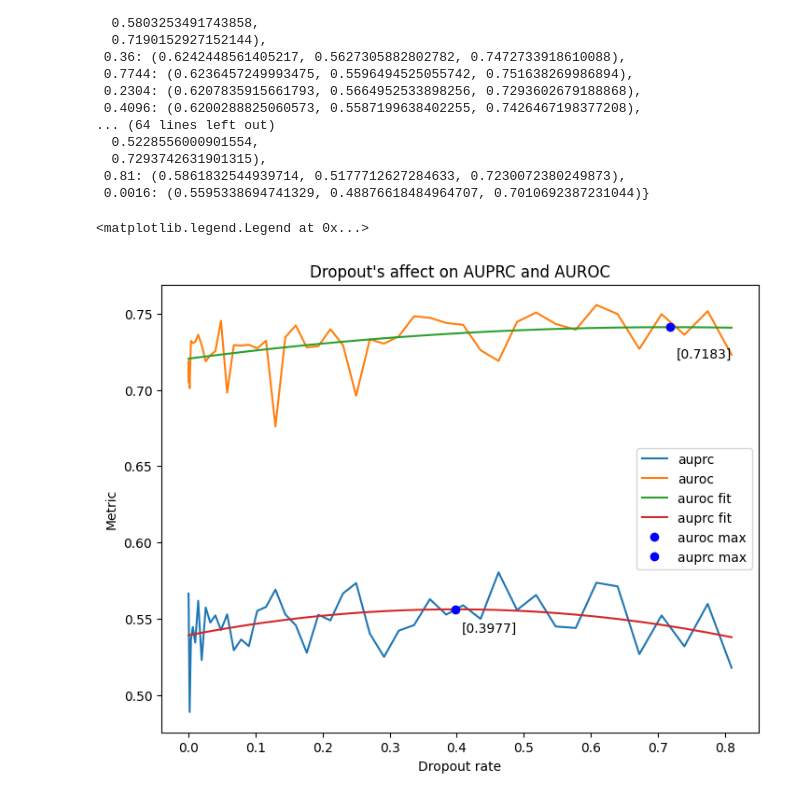
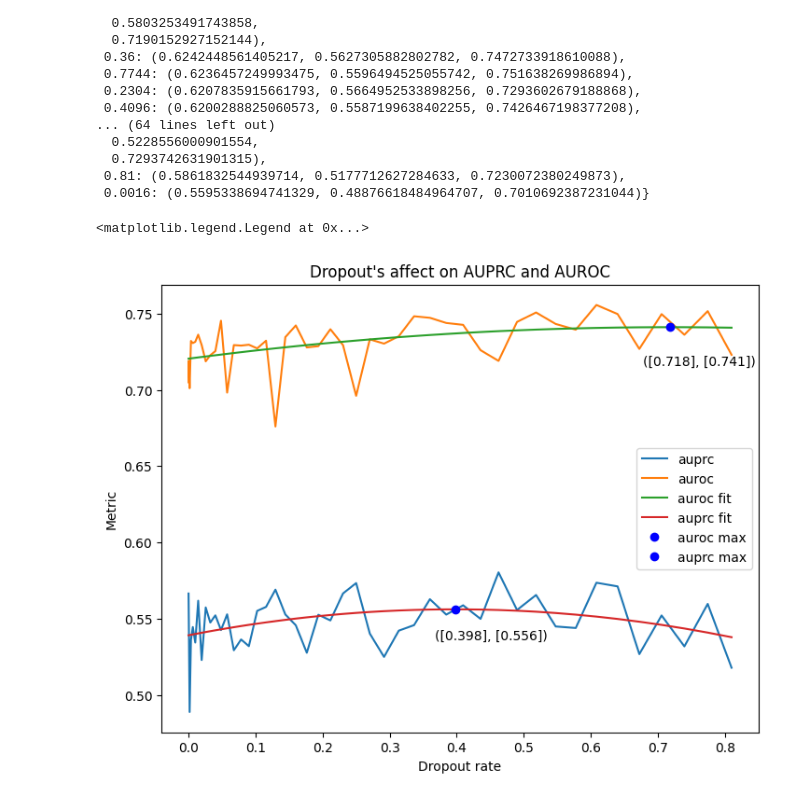
Before and after one commit to SamuelDoud/SAnD, a Jupyter notebook: mortality_training_notebook.ipynb, the cells around one changed output. Drawn from its saved outputs; the diff is of its cells as text; code cells hidden in the pictures.

```diff
--- a/mortality_training_notebook.ipynb
+++ b/mortality_training_notebook.ipynb
@@ -415,35 +415,35 @@ import numpy as np
 #dropout = list(scores.keys())
 #auprc = list(score[1] for score in scores.values())
 #auroc = list(score[2] for score in scores.values())
 
 fig = plt.figure()
 ax = fig.add_axes([0, 0, 1, 1])
 
 
 coeffecients = np.polyfit(dropout, auroc, 2)
-auroc_fit_fn = np.poly1d(coeffecients) # global max at dropour=0.71817274088867
+auroc_fit_fn = np.poly1d(coeffecients)
 coeffecients = np.polyfit(dropout, auprc, 2)
-auprc_fit_fn = np.poly1d(coeffecients) # global max at dropout=0.39753717472119
+auprc_fit_fn = np.poly1d(coeffecients)
 
 auroc_deriv = auroc_fit_fn.deriv().r
 auroc_max = auroc_deriv[auroc_deriv.imag==0].real
 auprc_deriv = auprc_fit_fn.deriv().r
 auprc_max = auprc_deriv[auprc_deriv.imag==0].real
 
 
 ax.plot(dropout, auprc, label="auprc")
 ax.plot(dropout, auroc, label="auroc")
 ax.plot(dropout, auroc_fit_fn(dropout), label="auroc fit")
 ax.plot(dropout, auprc_fit_fn(dropout), label="auprc fit")
 ax.plot(auroc_max, auroc_fit_fn(auroc_max),'bo', label="auroc max")
-ax.annotate(str(auroc_max.round(4)),xy=(auroc_max+.01, auroc_fit_fn(auroc_max)-.02))
+ax.annotate(f"({auroc_max.round(3)}, {auroc_fit_fn(auroc_max).round(3)})",xy=(auroc_max-.04, auroc_fit_fn(auroc_max)-.025))
 ax.plot(auprc_max, auprc_fit_fn(auprc_max),'bo', label="auprc max")
-ax.annotate(str(auprc_max.round(4)),xy=(auprc_max+.01, auprc_fit_fn(auprc_max)-.015))
+ax.annotate(f"({auprc_max.round(3)}, {auprc_fit_fn(auprc_max).round(3)})",xy=(auprc_max-.03, auprc_fit_fn(auprc_max)-.02))
 
 ax.set_title("Dropout's affect on AUPRC and AUROC")
 ax.set_xlabel("Dropout rate")
 ax.set_ylabel("Metric")
 plt.legend()
 # %% [output]
 <matplotlib.legend.Legend at 0x...>
-[figure, old version]
+[figure, new version]
```
